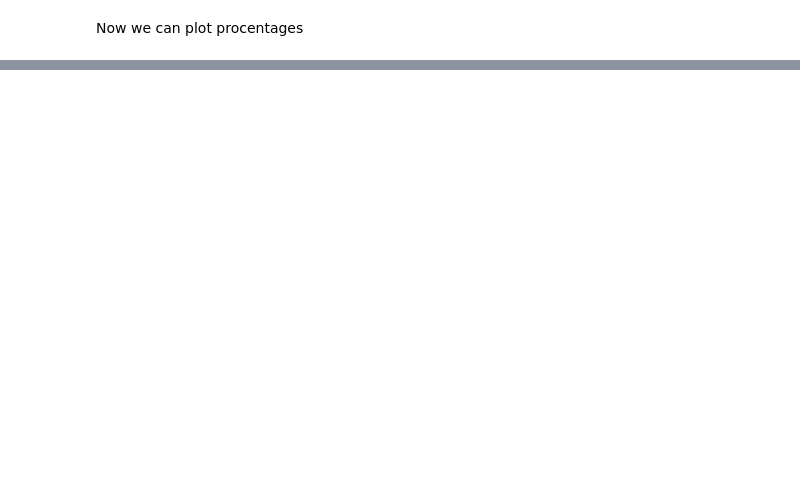
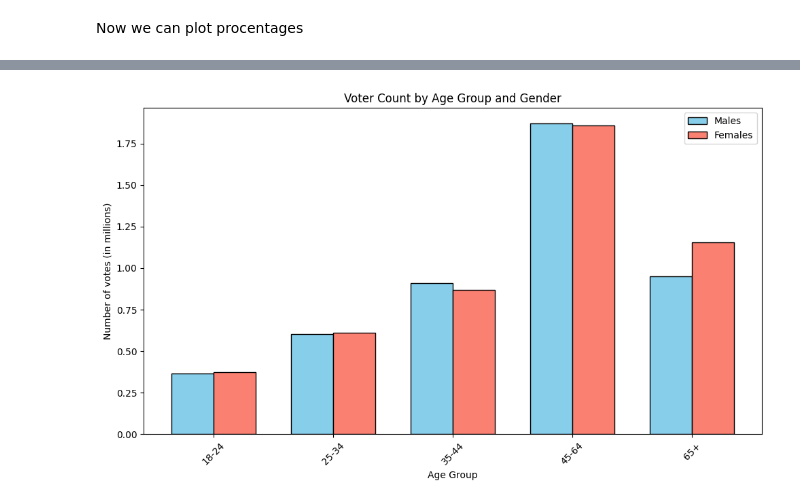
Before and after one commit to TudorMurariu/RO_election_stats, a Jupyter notebook: election.ipynb, the cells around one changed output, grey strips where cells are left out. Drawn from its saved outputs; the diff is of its cells as text; code cells hidden in the pictures; blank space fills up the shorter version.

```diff
--- a/election.ipynb
+++ b/election.ipynb
@@ -90,0 +98,13 @@ See the caveats in the documentation: https://pandas.pydata.org/pandas-docs/stab
+# %%
+def map_sex(age_text):
+    if 'Barbati' in age_text:
+        return 'Males'
+    elif 'Femei' in age_text:
+        return 'Females'
+    return None
+# %%
+# we re adding the sex columns
+
+age_group_count_df = age_group_count.reset_index().rename(columns={'index':'age', 0:'OBS_VALUE'})
+age_group_count_df['sex'] = age_group_count_df['age'].apply(map_sex)
+age_group_count_df
@@ -90,0 +123,7 @@ See the caveats in the documentation: https://pandas.pydata.org/pandas-docs/stab
+# %%
+def map_age(age_text):
+    return age_text.replace('Barbati ', '').replace('Femei ', '')
+# %%
+# let's fix the age column now:
+age_group_count_df['age'] = age_group_count_df['age'].apply(map_age)
+age_group_count_df
@@ -107,3 +158,29 @@ SyntaxError: invalid syntax (665099340.py, line 7)
+# %%
+# now with the data frame and we ll also color the ganders
+
+import matplotlib.pyplot as plt
+
+df_vot = age_group_count_df.reset_index()
+votes_pivot = df_vot.pivot(index='age', columns='sex', values='OBS_VALUE') / 1_000_000  # in thousands
+
+age_groups = votes_pivot.index
+x = np.arange(len(age_groups))
+width = 0.35
+
+fig, ax = plt.subplots(figsize=(10, 6))
+ax.bar(x - width/2, votes_pivot['Males'], width, label='Males', color='skyblue', edgecolor='black')
+ax.bar(x + width/2, votes_pivot['Females'], width, label='Females', color='salmon', edgecolor='black')
+
+ax.set_title('Voter Count by Age Group and Gender')
+ax.set_xlabel('Age Group')
+ax.set_ylabel('Number of votes (in millions)')
+ax.set_xticks(x)
+ax.set_xticklabels(age_groups, rotation=45)
+ax.legend()
+plt.tight_layout()
+plt.show()
+# %% [output]
+[figure, added]
 # %%
 import matplotlib.pyplot as plt
 
```
Also changed, not shown: parts of 12 cells of this notebook.
